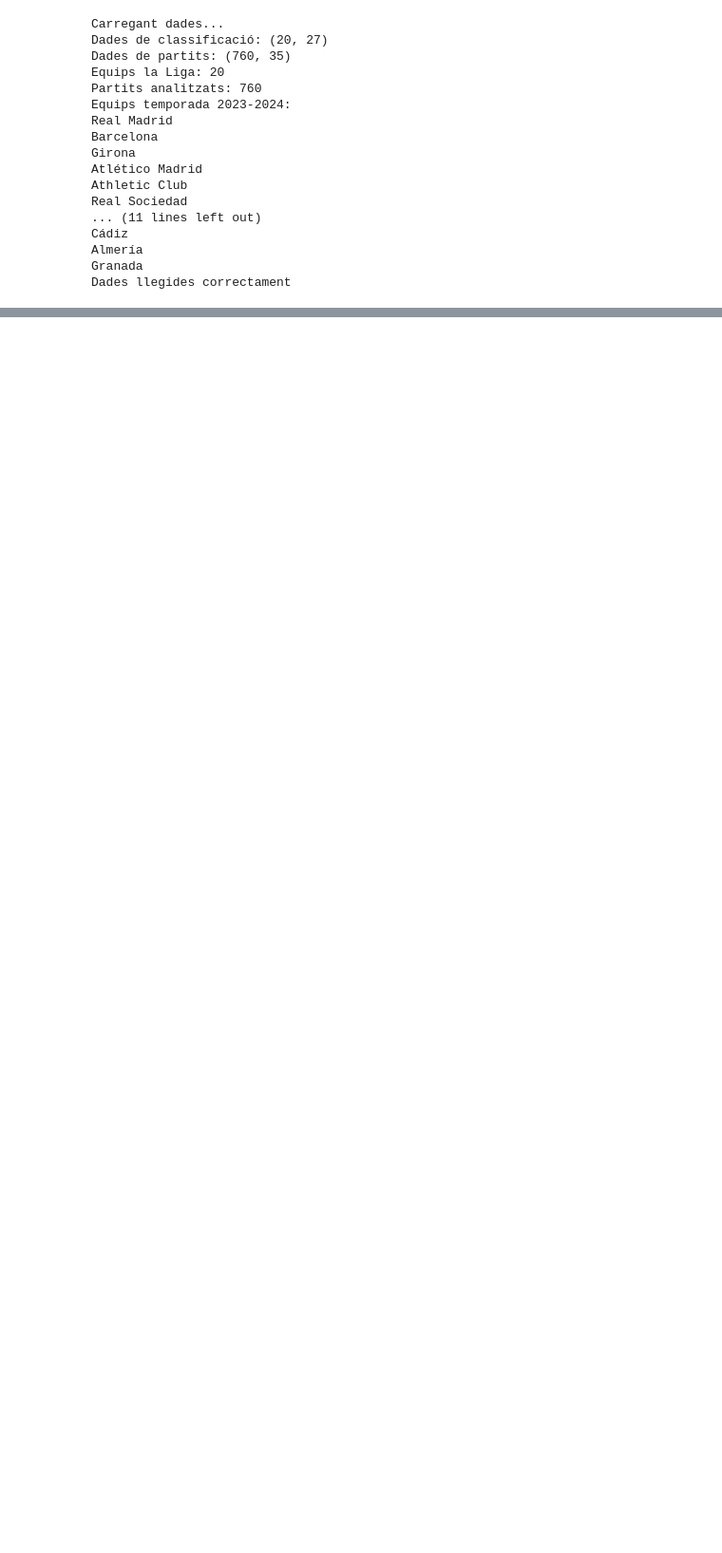
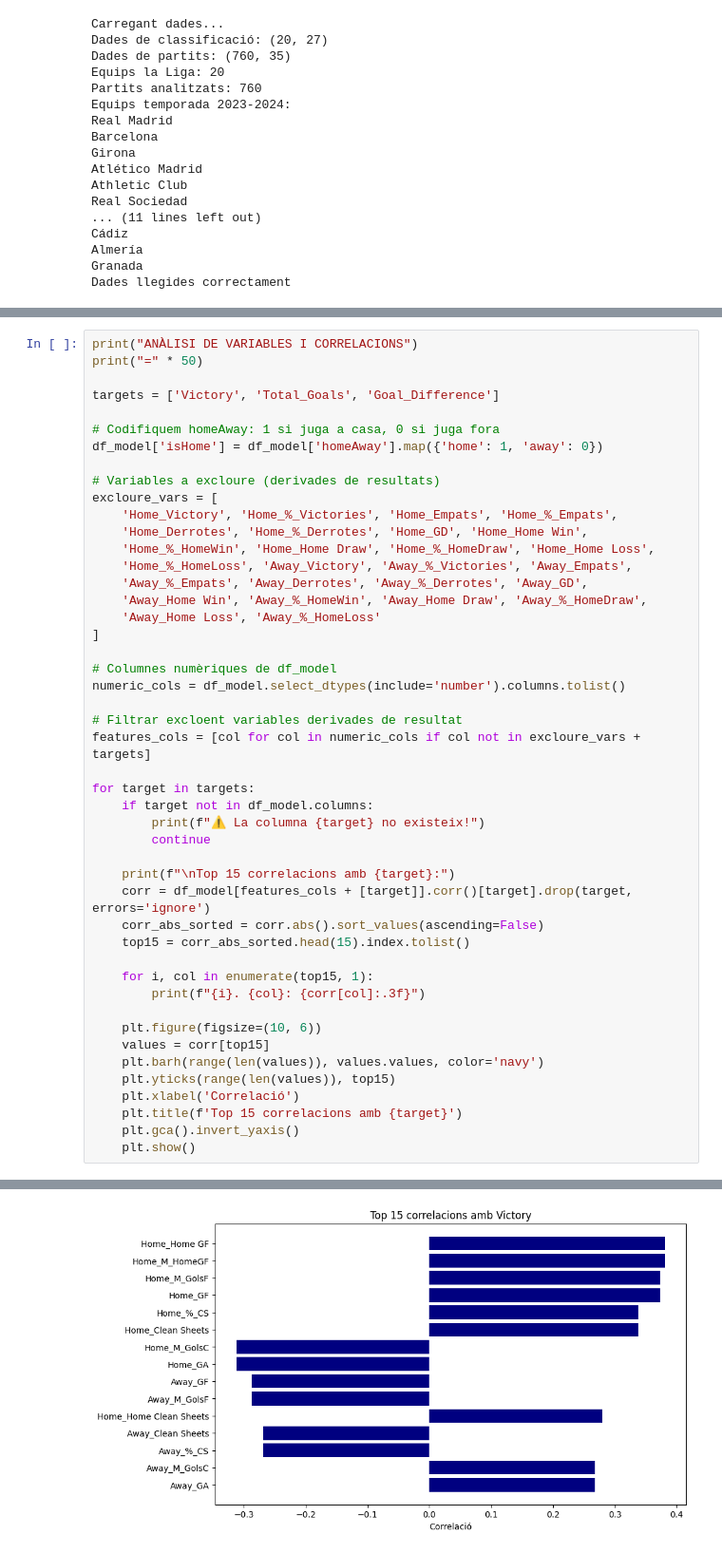
Before and after one commit to ferranfite/Treball-de-Recerca, a Jupyter notebook: model_predicció_enfrontament_notebook.ipynb, the cells around one changed output, grey strips where cells are left out. Shown: that part at 95% size. Drawn from its saved outputs; the diff is of its cells as text; blank space fills up the shorter version.

Commit message:
v.2.9.1
he fet moltes millores de les correlacions i he refet el df_model.

```diff
--- a/model_predicció_enfrontament_notebook.ipynb
+++ b/model_predicció_enfrontament_notebook.ipynb
@@ -270,0 +190,48 @@ print(f"�� Variables objectiu: Victòria, Gols Totals, Corners, Resultat")
+# %%
+print("ANÀLISI DE VARIABLES I CORRELACIONS")
+print("=" * 50)
+
+targets = ['Victory', 'Total_Goals', 'Goal_Difference']
+
+# Codifiquem homeAway: 1 si juga a casa, 0 si juga fora
+df_model['isHome'] = df_model['homeAway'].map({'home': 1, 'away': 0})
+
+# Variables a excloure (derivades de resultats)
+excloure_vars = [
+    'Home_Victory', 'Home_%_Victories', 'Home_Empats', 'Home_%_Empats',
+    'Home_Derrotes', 'Home_%_Derrotes', 'Home_GD', 'Home_Home Win',
+    'Home_%_HomeWin', 'Home_Home Draw', 'Home_%_HomeDraw', 'Home_Home Loss',
+    'Home_%_HomeLoss', 'Away_Victory', 'Away_%_Victories', 'Away_Empats',
+    'Away_%_Empats', 'Away_Derrotes', 'Away_%_Derrotes', 'Away_GD',
+    'Away_Home Win', 'Away_%_HomeWin', 'Away_Home Draw', 'Away_%_HomeDraw',
+    'Away_Home Loss', 'Away_%_HomeLoss'
+]
+
+# Columnes numèriques de df_model
+numeric_cols = df_model.select_dtypes(include='number').columns.tolist()
+
+# Filtrar excloent variables derivades de resultat
+features_cols = [col for col in numeric_cols if col not in excloure_vars + targets]
+
+for target in targets:
+    if target not in df_model.columns:
+        print(f"⚠️ La columna {target} no existeix!")
+        continue
+
+    print(f"\nTop 15 correlacions amb {target}:")
+    corr = df_model[features_cols + [target]].corr()[target].drop(target, errors='ignore')
+    corr_abs_sorted = corr.abs().sort_values(ascending=False)
+    top15 = corr_abs_sorted.head(15).index.tolist()
+
+    for i, col in enumerate(top15, 1):
+        print(f"{i}. {col}: {corr[col]:.3f}")
+
+    plt.figure(figsize=(10, 6))
+    values = corr[top15]
+    plt.barh(range(len(values)), values.values, color='navy')
+    plt.yticks(range(len(values)), top15)
+    plt.xlabel('Correlació')
+    plt.title(f'Top 15 correlacions amb {target}')
+    plt.gca().invert_yaxis()
+    plt.show()
+# %% [output]
@@ -270,0 +257 @@ print(f"�� Variables objectiu: Victòria, Gols Totals, Corners, Resultat")
+[figure, added]
```
Also changed, not shown: parts of 5 cells of this notebook, 1 other file.
